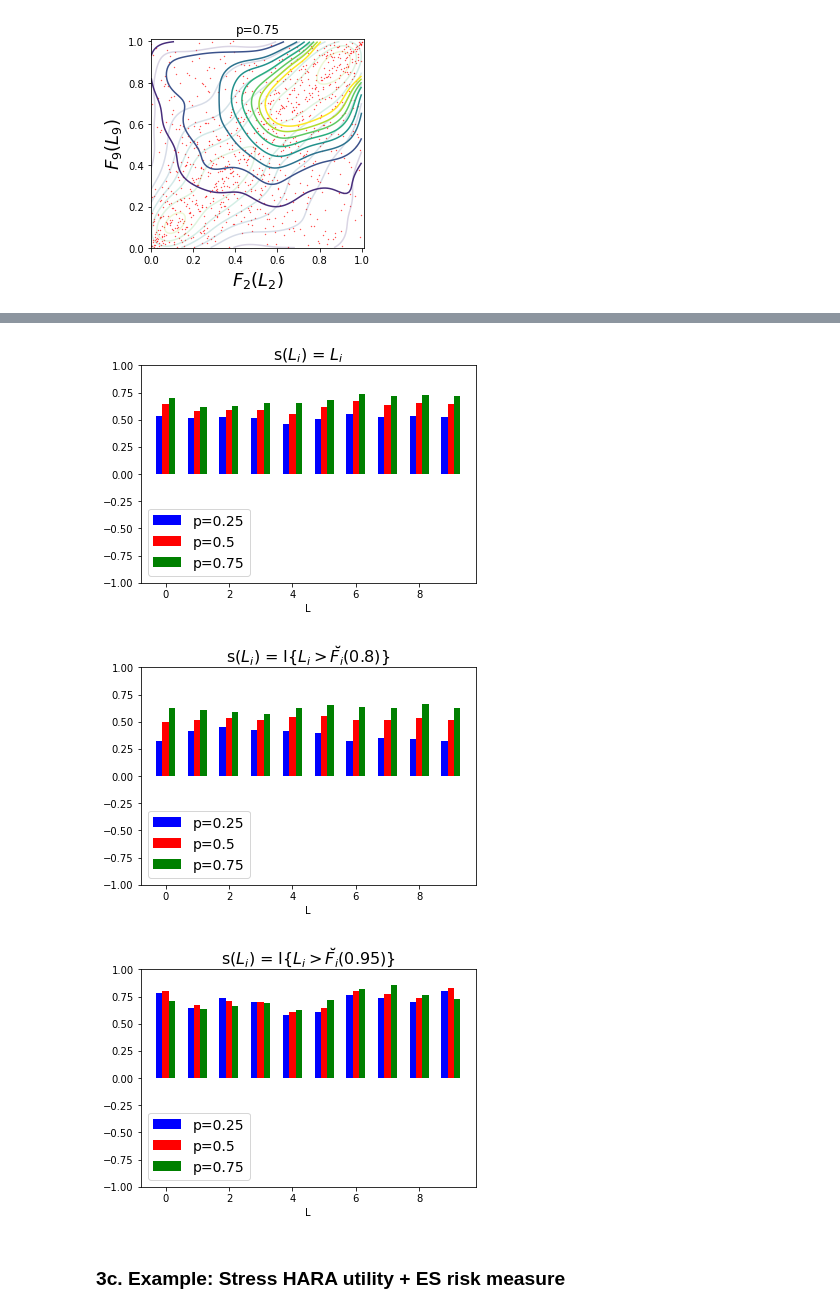
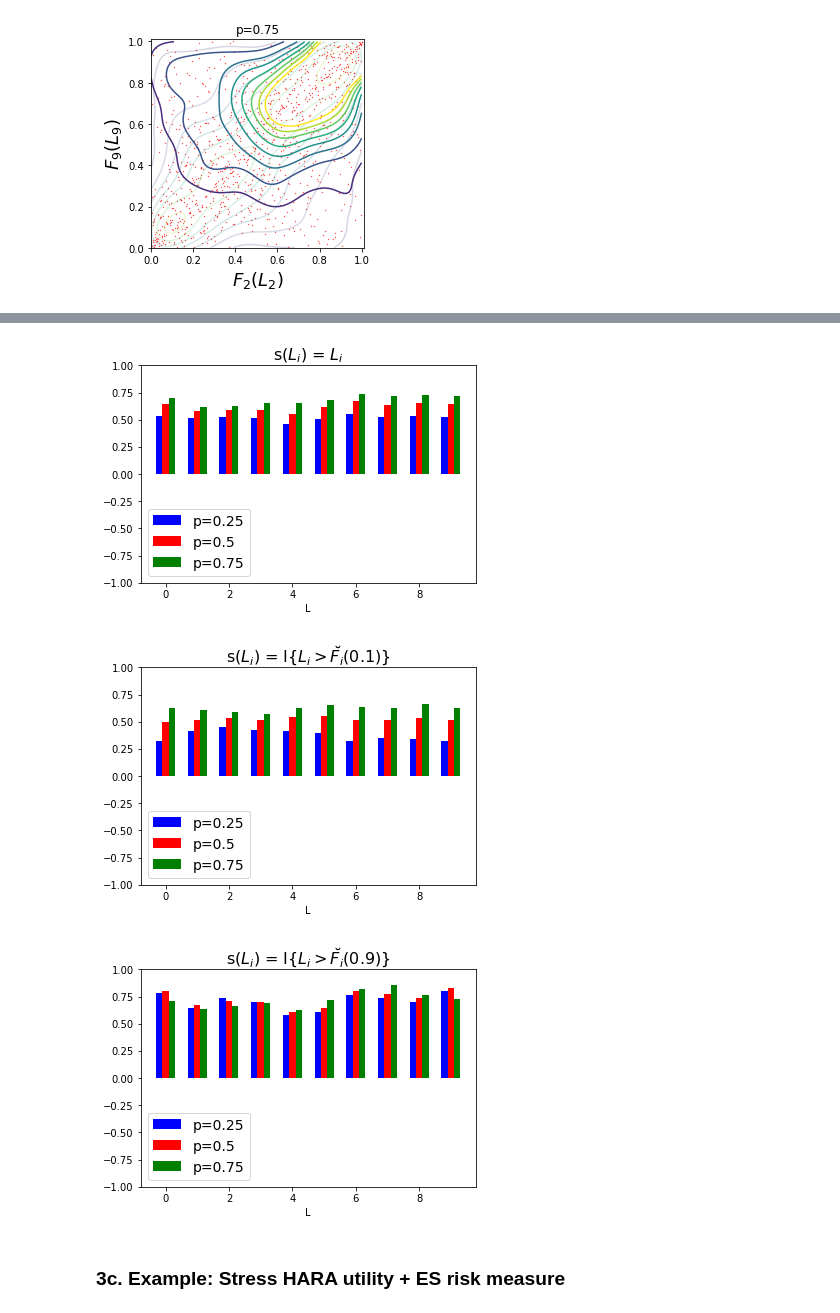
Before and after one commit to spesenti/SWIM-Wasserstein-py, a Jupyter notebook: Data/Example/W_Stress_example.ipynb, the cells around one changed output, grey strips where cells are left out. Saved outputs shown, nothing was run; the diff lists cells and outputs as text; code cells hidden in the pictures.

```diff
--- a/Data/Example/W_Stress_example.ipynb
+++ b/Data/Example/W_Stress_example.ipynb
@@ -225,6 +218,13 @@ We examine how the stress applied to the $\alpha-\beta$ risk measure affects the
 # Select specific (Li, Lj) to plot
 i = 1
 j = 8
+
+# Initialize sensitivity results lists
+sensitivity_measures_s = []
+sensitivity_measures_10 = []
+sensitivity_measures_90 = []
+labels = []
+colors = ['blue', 'red', 'green']
 
 
 # Run optimization
@@ -250,19 +250,19 @@ for p in p_list:
                             save=False, title=f'p={p}')
 
     # Calculate sensitivity_measures
-    S95 = np.zeros(10)
-    S80 = np.zeros(10)
+    S90 = np.zeros(10)
+    S10 = np.zeros(10)
     for k in range(10):
         # Get s:R->R
-        s95 = lambda x: x > gamma.ppf(0.95, a=5, loc=25, scale=0.2 * (k + 1))
-        s80 = lambda x: x > gamma.ppf(0.8, a=5, loc=25, scale=0.2 * (k + 1))
-        S95[k] = StressModel.reverse_sensitivity_measure(s95, StressModel.data['x'][:, k])
-        S80[k] = StressModel.reverse_sensitivity_measure(s80, StressModel.data['x'][:, k])
+        s90 = lambda x: x > gamma.ppf(0.95, a=5, loc=25, scale=0.2 * (k + 1))
+        s10 = lambda x: x > gamma.ppf(0.8, a=5, loc=25, scale=0.2 * (k + 1))
+        S90[k] = StressModel.reverse_sensitivity_measure(s90, StressModel.data['x'][:, k])
+        S10[k] = StressModel.reverse_sensitivity_measure(s10, StressModel.data['x'][:, k])
     Ss = StressModel.reverse_sensitivity_measure(lambda x: x, StressModel.data['x'])
 
     sensitivity_measures_s.append(Ss)
-    sensitivity_measures_80.append(S80)
-    sensitivity_measures_95.append(S95)
+    sensitivity_measures_10.append(S10)
+    sensitivity_measures_90.append(S90)
 
     labels.append(f'p={p}')
 # %% [output]
@@ -290,18 +290,18 @@ We use $s(L_i) = L_i$, $s(L_i) = \mathbb{1}_{\{L_i > \breve{F_i}(0.8)\}}$ and $s
-# %%
-# Plot sensitivities
-StressModel.plot_sensitivities(sensitivity_measures_s, labels=labels, colors=colors,
-                           title=r's($L_i$) = $L_i$', save=False,
-                           filename=folder + f'alpha-beta/data_alpha_{alpha}_beta_{beta}_10_sensitivity.pdf')
-StressModel.plot_sensitivities(sensitivity_measures_80, labels=labels, colors=colors,
-                           title=r's($L_i$) = I{$L_i > \breve{F_i}(0.8)$}', save=False,
-                           filename=folder + f'alpha-beta/data_alpha_{alpha}_beta_{beta}_10_sensitivity_80.pdf')
-StressModel.plot_sensitivities(sensitivity_measures_95, labels=labels, colors=colors,
-                           title=r's($L_i$) = I{$L_i > \breve{F_i}(0.95)$}', save=False,
-                           filename=folder + f'alpha-beta/data_alpha_{alpha}_beta_{beta}_10_sensitivity_95.pdf')
-# %% [output]
-[figure, removed]
-[figure, removed]
-[figure, removed]
+# %%
+# Plot sensitivities
+StressModel.plot_sensitivities(sensitivity_measures_s, labels=labels, colors=colors,
+                           title=r's($L_i$) = $L_i$', save=False,
+                           filename=folder + f'alpha-beta/data_alpha_{alpha}_beta_{beta}_10_sensitivity.pdf')
+StressModel.plot_sensitivities(sensitivity_measures_10, labels=labels, colors=colors,
+                           title=r's($L_i$) = I{$L_i > \breve{F_i}(0.1)$}', save=False,
+                           filename=folder + f'alpha-beta/data_alpha_{alpha}_beta_{beta}_10_sensitivity_80.pdf')
+StressModel.plot_sensitivities(sensitivity_measures_90, labels=labels, colors=colors,
+                           title=r's($L_i$) = I{$L_i > \breve{F_i}(0.9)$}', save=False,
+                           filename=folder + f'alpha-beta/data_alpha_{alpha}_beta_{beta}_10_sensitivity_95.pdf')
+# %% [output]
+[figure, added]
+[figure, added]
+[figure, added]
 # %% [markdown]
 ### 3c. Example: Stress HARA utility + ES risk measure
 # %%
```
Also changed, not shown: parts of 10 cells of this notebook.
